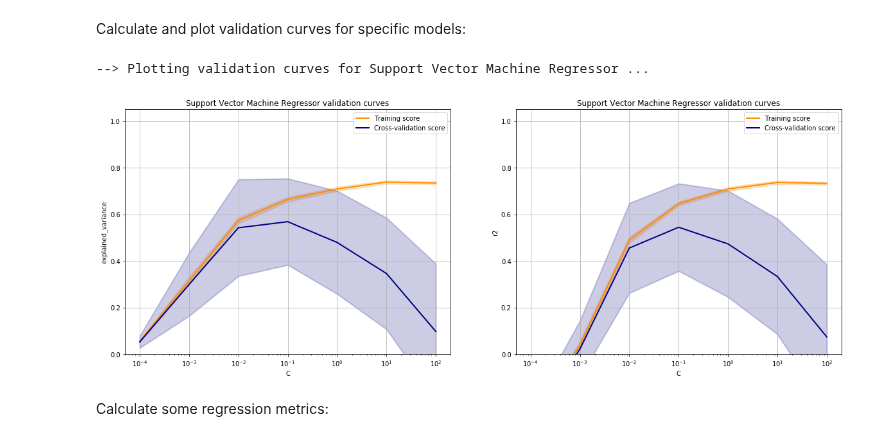
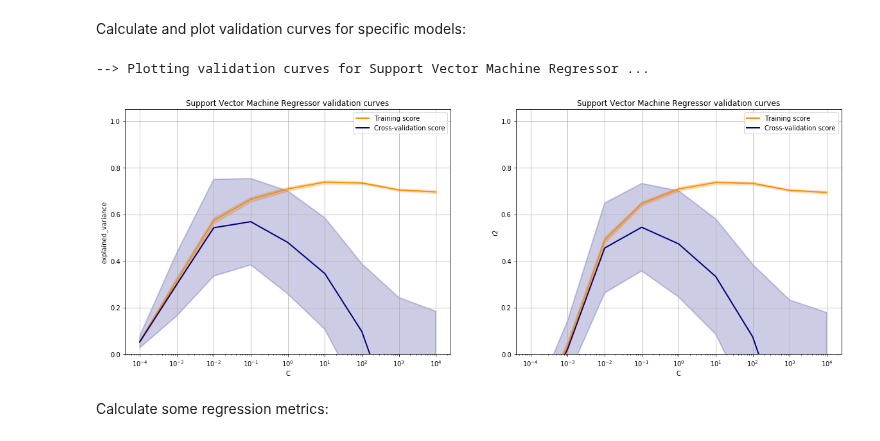
Before and after one commit to gmalim/NBA_analysis, a Jupyter notebook: NBA_PlayerAwards.ipynb, the cells around one changed output. Cells and saved outputs as stored; diff of their text form; code cells hidden in the pictures.

```diff
--- a/NBA_PlayerAwards.ipynb
+++ b/NBA_PlayerAwards.ipynb
@@ -129,5 +144,5 @@ NBA data from 2010-2018 from [basketball-reference.com](https://www.basketball-r
 # %%
-df_train, df_test = NBAanalysissetup.loaddata_allyears(train_years, test_year, includeadvancedstats, target='MVP')
+df_train, df_test = NBAanalysissetup.loaddata_allyears(train_years, test_year, includeadvancedstats, target=award)
 # %% [output]
 --> Loading train year 1999-2000 ...
 --> Loading train year 2000-2001 ...
@@ -169,14 +184,18 @@ print("--> # of players in train set =", df_train.shape[0])
 print("--> # of players in test  set =", df_test .shape[0])
 print("")
 
-df_train = df_train[df_train['GS'] >= min_num_games]
-df_test  = df_test [df_test ['GS'] >= min_num_games]
+if (award == 'ROY'):
+    df_train = df_train[df_train['G']  >= min_num_games]
+    df_test  = df_test [df_test ['G']  >= min_num_games]
+else:
+    df_train = df_train[df_train['GS'] >= min_num_games]
+    df_test  = df_test [df_test ['GS'] >= min_num_games]
 
 print("--> # of players in train set =", df_train.shape[0])
 print("--> # of players in test  set =", df_test .shape[0])
 
-#df_train = df_train[df_train['MVS'] > 0]
-#df_test  = df_test [df_test ['MVS'] > 0]
+#df_train = df_train[df_train['VS'] > 0]
+#df_test  = df_test [df_test ['VS'] > 0]
 
 #print("--> # of players in train set =", df_train.shape[0])
 #print("--> # of players in test  set =", df_test .shape[0])
@@ -242,8 +261,8 @@ Prepare data and create Feature Matrix (*X*) and Target Vector (*y*) dataframes:
 # %%
 # Feature Matrix dataframes:
 
-X_train = df_train.drop(['MVS', 'YEAR'], axis=1) # MVS and YEAR are dropped: MVS is the target variable,
-X_test  = df_test .drop(['MVS', 'YEAR'], axis=1) # YEAR is only used for cross-validation (see below).
+X_train = df_train.drop(['AVS', 'YEAR'], axis=1) # VS and YEAR are dropped: AVS is the target variable (see below),
+X_test  = df_test .drop(['AVS', 'YEAR'], axis=1) # YEAR is only used for cross-validation (see CV section).
 
 X_list = [X_train, X_test]
 
@@ -290,8 +309,8 @@ for X in X_list:
 
 # Target Vector dataframes:
 
-y_train = df_train['MVS'] # target = MVS, a floating variable introduced to indicate players' MVP vote share
-y_test  = df_test ['MVS']
+y_train = df_train['AVS'] # target = AVS, a floating variable introduced to indicate players' award vote share
+y_test  = df_test ['AVS']
 
 n_players_train = X_train.shape[0]
 n_players_test  = X_test .shape[0]
@@ -397,7 +437,8 @@ models.append(MyModel(estimator_name, estimator))
 
 estimator_name = 'Neural Network Regressor'
 a = 1.0 # l2 regularization factor
-estimator = MLPRegressor(alpha=a, random_state=rseed)
+estimator = MLPRegressor(alpha=a, #hidden_layer_sizes=(100, 100, 100, 100, 100),
+                          activation='relu', solver='adam', random_state=rseed)
 models.append(MyModel(estimator_name, estimator))
 
 estimator_name = 'Gaussian Process Regressor' # (CV is slowwwwwwww)
@@ -563,7 +604,7 @@ regressor = model.estimator
 print("--> Plotting validation curves for", model.estimator_name, "...")
 
 min_logspace = -4
-max_logspace =  2
+max_logspace =  4
 param_range = np.logspace(min_logspace, max_logspace, (abs(min_logspace)+abs(max_logspace)+1))
 #param_range = [2,4,6,8,10] #[3, 7, 11, 15]
 #param_name = 'n_neighbors'
@@ -606,34 +647,34 @@ plt.legend(loc="best");
 plt.subplot(1, 2, 2)
 
 scoring_metric = 'r2'
 
 cv_logo = logo.split(X_train, y_train, groups=cv_groups)
 
 train_scores, test_scores = validation_curve(regressor, X_train, y_train, param_name=param_name,
                                              param_range=param_range, cv=cv_logo, scoring=scoring_metric)
 
 train_scores_mean = np.mean(train_scores, axis=1)
 train_scores_std  = np.std (train_scores, axis=1)
 test_scores_mean  = np.mean(test_scores,  axis=1)
 test_scores_std   = np.std (test_scores,  axis=1)
 
 plt.title("{} validation curves".format(model.estimator_name))
 plt.xlabel(param_name)
 plt.ylabel(scoring_metric)
 plt.ylim(0.0, 1.05)
 plt.semilogx(param_range, train_scores_mean, label="Training score", color="darkorange", lw=2)
 #plt.plot(param_range, train_scores_mean, label="Training score", color="darkorange", lw=2)
 plt.fill_between(param_range, train_scores_mean - train_scores_std, train_scores_mean + train_scores_std,
                  alpha=0.2, color="darkorange", lw=2)
 plt.semilogx(param_range, test_scores_mean, label="Cross-validation score", color="navy", lw=2)
 #plt.plot(param_range, test_scores_mean, label="Cross-validation score", color="navy", lw=2)
 plt.fill_between(param_range, test_scores_mean - test_scores_std, test_scores_mean + test_scores_std,
                  alpha=0.2, color="navy", lw=2)
 plt.grid(True)
 plt.legend(loc="best");
 # %% [output]
 --> Plotting validation curves for Support Vector Machine Regressor ...
-[figure, old version]
+[figure, new version]
 # %% [markdown]
 Calculate some regression metrics:
 # %%
```
Also changed, not shown: parts of 34 cells of this notebook, 2 other files.
